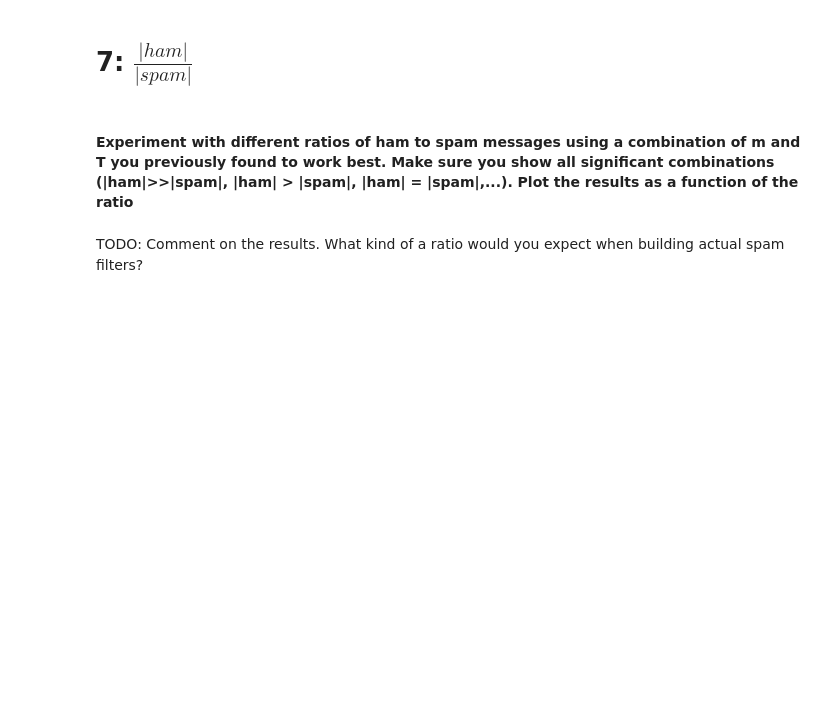
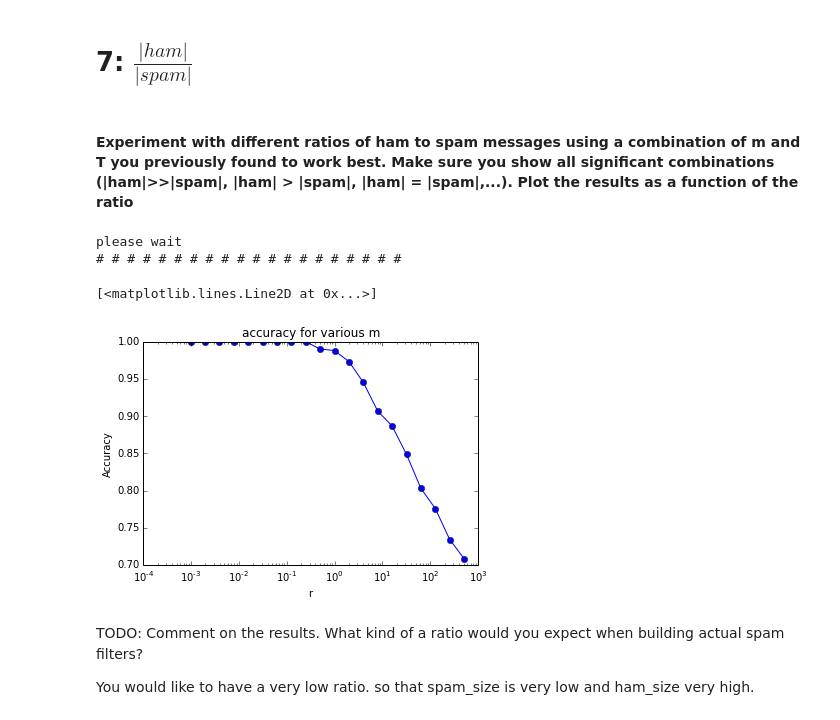
Before and after one commit to JensMeiners/ML1, a Jupyter notebook: Ex02/Sheet02_Implementation_new.ipynb, the cells around one changed output. Drawn from its saved outputs; the diff is of its cells as text; code cells hidden in the pictures; blank space fills up the shorter version.

```diff
--- a/Ex02/Sheet02_Implementation_new.ipynb
+++ b/Ex02/Sheet02_Implementation_new.ipynb
@@ -364,10 +339,46 @@ m: 552 - acc: 0.994475138122
 # %%
 trainingSpam= np.load('spamTraining.npy')
 trainingHam= np.load('hamTraining.npy')
 testSpam= np.load('spamTest.npy')
 testHam = np.load('hamTest.npy')
 #TODO: Set m and T which you think were good before
 #TODO: select different values for size_spam and size_ham, visualize the effects the ratio has on the accuracy measures
 #Reminder: the default values were size_ham=7000,size_spam=3000
+
+T = [0.3]
+print "please wait"
+
+m = 202
+
+listr = []
+listacc = []
+
+fig, axes = plt.subplots()
+axes.set_xlabel('r')
+axes.set_ylabel('Accuracy')
+axes.set_title('accuracy for various m');
+
+R = [2**x for x in range(-10,10)]
+size_ham = 10000
+
+for r in R:
+    size_spam = r * size_ham
+    labels_ham, labels_spam = classify(trainingHam,trainingSpam,testHam,testSpam,T,m,size_ham, size_spam )
+
+    accuracy, sensitivity, specificity, F1 = performance_measures(labels_ham,labels_spam)
+    #print "r: " + str(r) + " - acc: " + str(accuracy) + " - size_spam: " + str(size_spam)
+    listacc.append(accuracy)
+    listr.append(r)
+    print "#",
+
+axes.set_xscale('log')
+axes.plot(listr, listacc, 'bo-')
+# %% [output]
+please wait
+# # # # # # # # # # # # # # # # # # # #
+[<matplotlib.lines.Line2D at 0x...>]
+[figure, added]
 # %% [markdown]
 TODO: Comment on the results. What kind of a ratio would you expect when building actual spam filters?
+
+You would like to have a very low ratio. so that spam_size is very low and ham_size very high.
```
Also changed, not shown: parts of 2 cells of this notebook.
